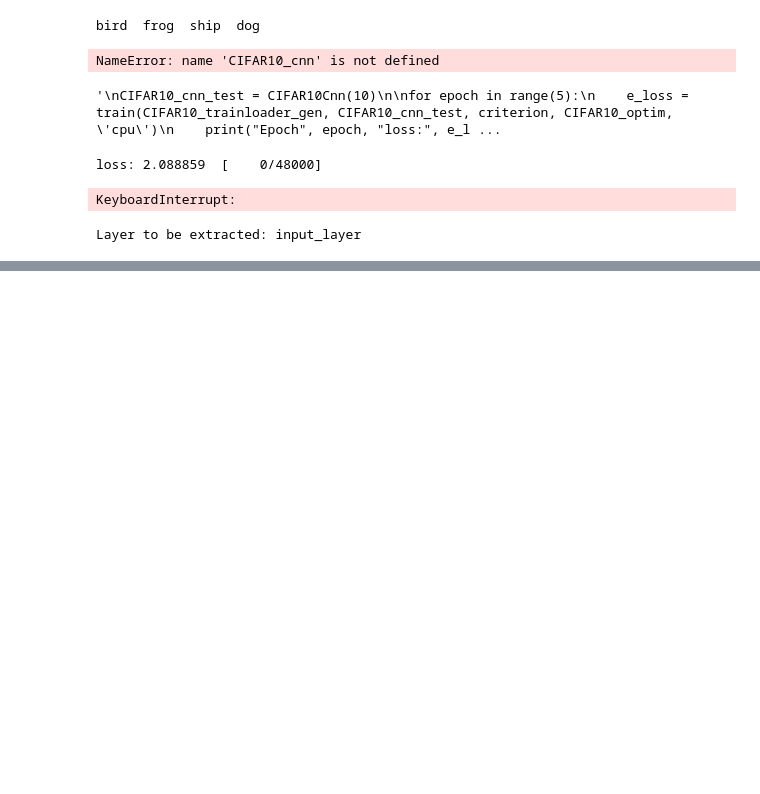
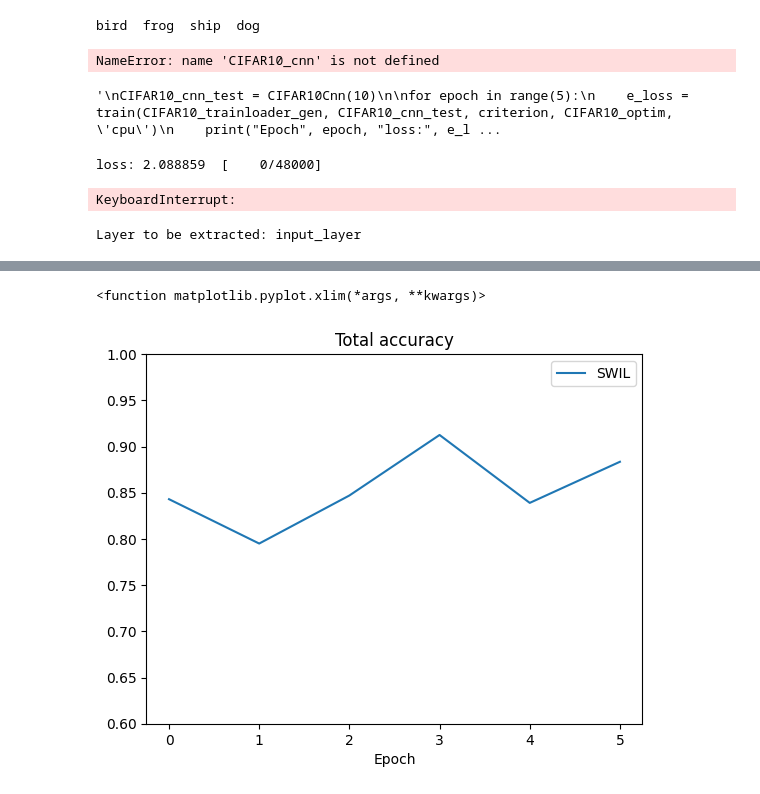
Before and after one commit to mmcinnestaylor/CS394N, a Jupyter notebook: src/Main.ipynb, the cells around one changed output, grey strips where cells are left out. Cells and saved outputs as stored; diff of their text form; code cells hidden in the pictures; blank space fills up the shorter version.

```diff
--- a/src/Main.ipynb
+++ b/src/Main.ipynb
@@ -338,6 +334,7 @@ def train(dataloader, model, loss_fn, optimizer, device, swap=False, swap_labels
             for i in range(len(y)):
                 if y[i] == swap_labels[0]:
                     y[i] = swap_labels[1]
+
         X, y = X.to(device), y.to(device)
 
         optimizer.zero_grad()
@@ -382,9 +379,12 @@ def test(dataloader, model, loss_fn, device, swap=False, swap_labels=[], classes
 
     size = len(dataloader.dataset)
     num_batches = len(dataloader)
-    test_loss, correct = 0, 0
-    val_pred = np.array([])
-    targets = np.array([])
+    test_loss = 0
+    correct = [0] * classes
+    c = 0
+    #test_loss, correct = 0, 0
+    sizes = [0] * classes
+
 
     model.eval()
     with torch.no_grad():
@@ -393,18 +393,26 @@ def test(dataloader, model, loss_fn, device, swap=False, swap_labels=[], classes
                 for i in range(len(y)):
                     if y[i] == swap_labels[0]:
                         y[i] = swap_labels[1]
+
             X, y = X.to(device), y.to(device)
             pred = model(X)
+
+            #if y.item() == 8:
+            #    print("pred:", pred)
 
             # this is being appended incorrectly
             # val_pred = np.append(val_pred, pred.detach().cpu().numpy())
             # targets = np.append(targets, y.detach().cpu().numpy())
 
             test_loss += loss_fn(pred, y).item()
-            correct += (pred.argmax(1) == y).type(torch.float).sum().item()
+            correct[y.item()] += (pred.argmax(1) == y).type(torch.float).sum().item()
+            c += (pred.argmax(1) == y).type(torch.float).sum().item()
+            sizes[y.item()] += 1
 
     test_loss /= num_batches
-    correct /= size
+    correct = [x / s for x, s in zip(correct, sizes)]
+    c /= size
+
 
     #print(torch.FloatTensor(val_pred).shape)
     #print(torch.IntTensor(targets).shape)
@@ -413,7 +421,7 @@ def test(dataloader, model, loss_fn, device, swap=False, swap_labels=[], classes
     #recall_val = recall(torch.FloatTensor(val_pred), torch.IntTensor(targets))
 
     print(
-        f"Test Error: \n Accuracy: {(100*correct):>0.1f}%, Avg loss: {test_loss:>8f} \n") #, Recall: {recall_val:>8f} \n")
+        f"Test Error: \n Total accuracy:{(100*c):>0.1f}%, Accuracy 0: {(100*correct[0]):>0.1f}%, Accuracy 1: {(100*correct[1]):>0.1f}%, Accuracy 2: {(100*correct[2]):>0.1f}%, Accuracy 3: {(100*correct[3]):>0.1f}%, Accuracy 4: {(100*correct[4]):>0.1f}%, Accuracy 5: {(100*correct[5]):>0.1f}%, Accuracy 6: {(100*correct[6]):>0.1f}%, Accuracy 7: {(100*correct[7]):>0.1f}%, Accuracy 9: {(100*correct[8]):>0.1f}% \n Avg loss: {test_loss:>8f} \n") #, Recall: {recall_val:>8f} \n")
 
-    return test_loss
+    return test_loss, correct, c
 # %%
@@ -473,0 +529,20 @@ KeyboardInterrupt:
+# %%
+# similar old classes
+
+old_sim_acc = []
+
+for a1, a2 in zip(accuracies_over_time5, accuracies_over_time7):
+    old_sim_acc.append((a1 + a2)/2)
+
+
+plt.figure()
+plt.title('Total accuracy')
+plt.xlabel('Epoch')
+
+plt.plot(old_sim_acc, label='SWIL')
+plt.ylim([.6, 1])
+plt.legend()
+plt.xlim
+# %% [output]
+<function matplotlib.pyplot.xlim(*args, **kwargs)>
+[figure, added]
```
Also changed, not shown: parts of 23 cells of this notebook, 4 other files.
